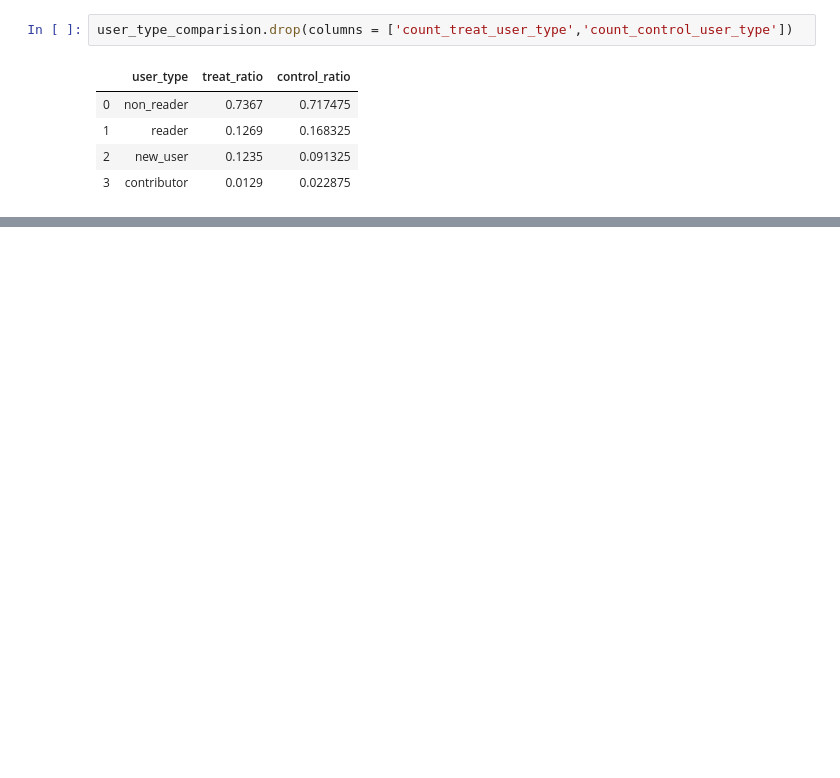
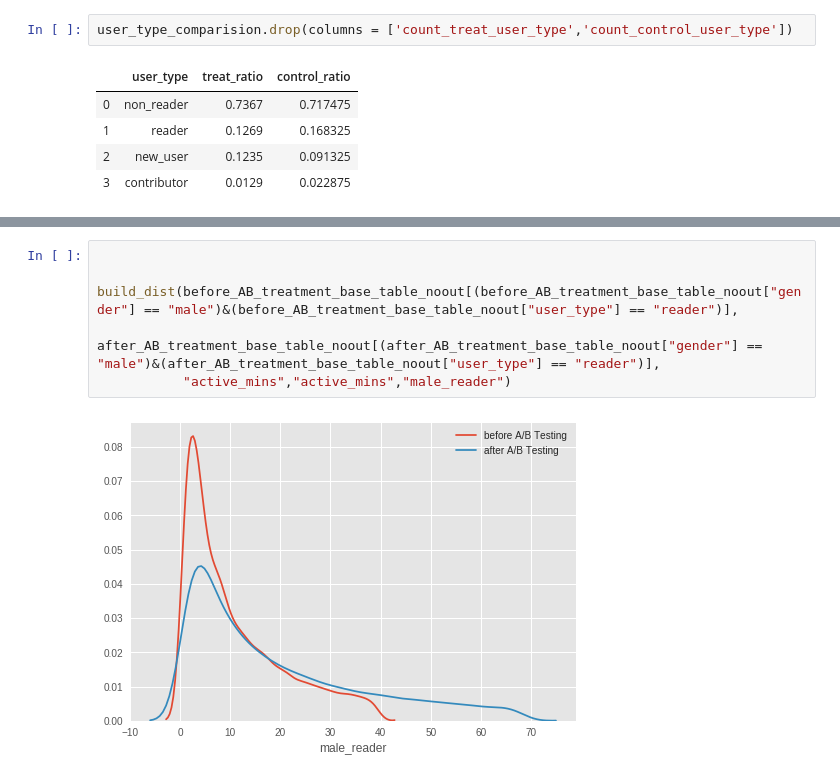
Before and after one commit to sagnikrana/Quora-Data-Challenge, a Jupyter notebook: QuoraDataScienceChallenge.ipynb, the cells around one changed output, grey strips where cells are left out. Cells and saved outputs as stored; diff of their text form; blank space fills up the shorter version.

```diff
--- a/QuoraDataScienceChallenge.ipynb
+++ b/QuoraDataScienceChallenge.ipynb
@@ -220,0 +376,8 @@ user_type_comparision.drop(columns = ['count_treat_user_type','count_control_use
+# %%
+
+
+build_dist(before_AB_treatment_base_table_noout[(before_AB_treatment_base_table_noout["gender"] == "male")&(before_AB_treatment_base_table_noout["user_type"] == "reader")],
+           after_AB_treatment_base_table_noout[(after_AB_treatment_base_table_noout["gender"] == "male")&(after_AB_treatment_base_table_noout["user_type"] == "reader")],
+           "active_mins","active_mins","male_reader")
+# %% [output]
+[figure, added]
```
Also changed, not shown: parts of 37 cells of this notebook.
